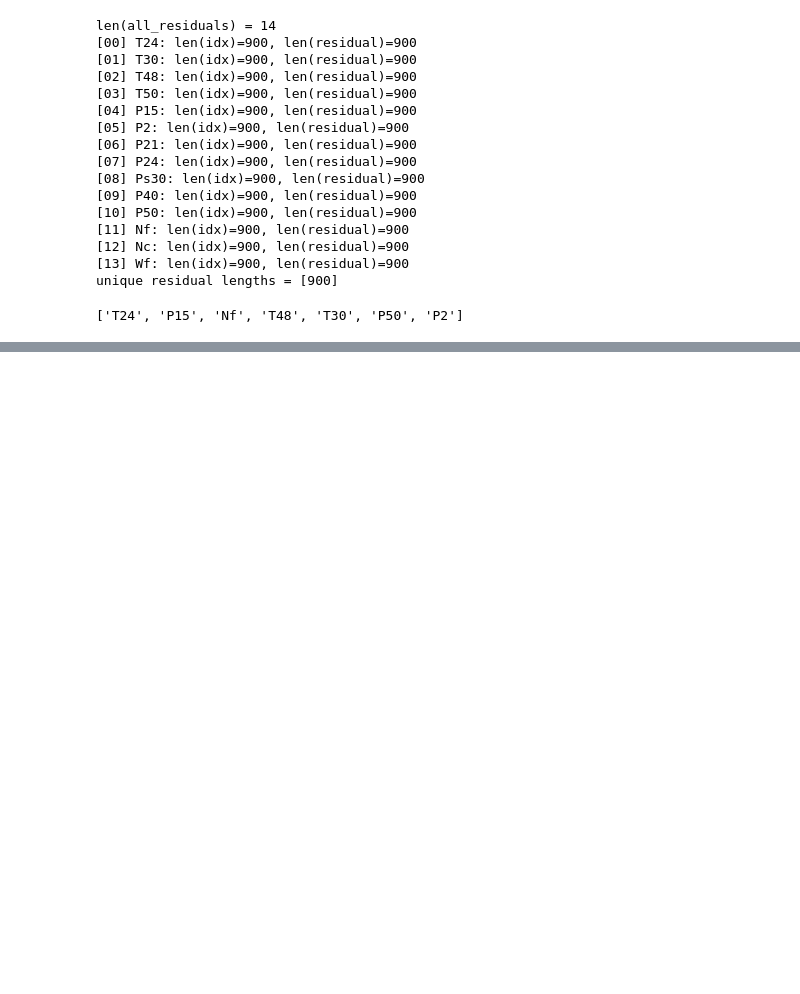
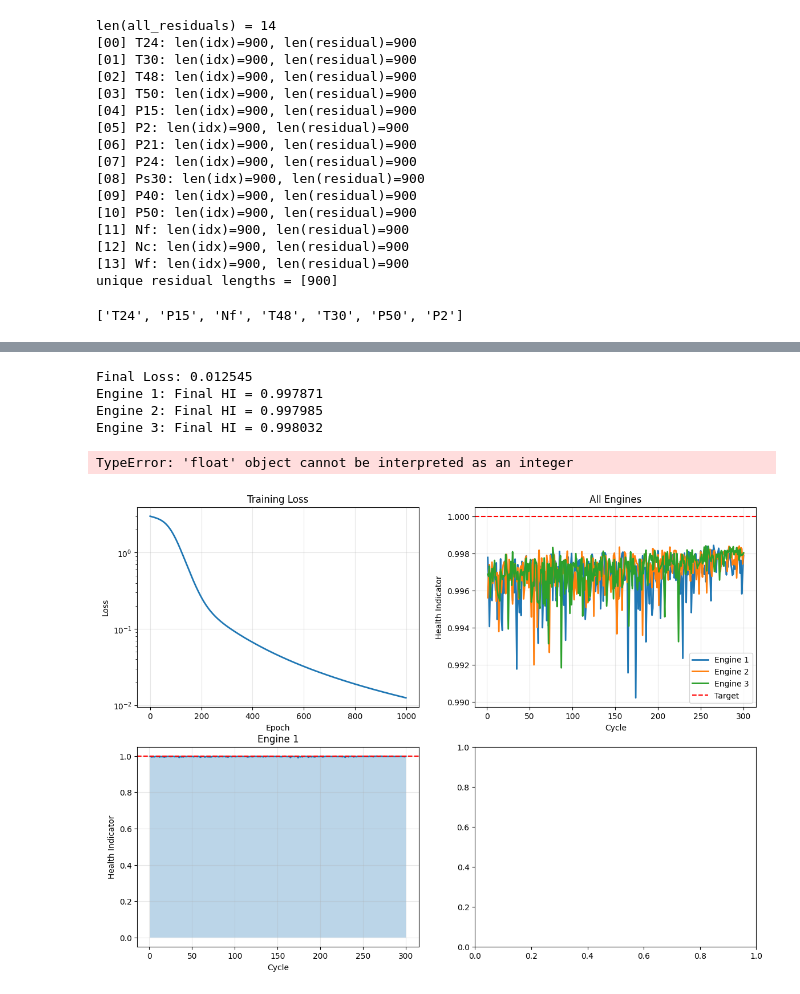
Before and after one commit to King-jejoon/Research-project, a Jupyter notebook: 2026-01-08.ipynb, the cells around one changed output, grey strips where cells are left out. Drawn from its saved outputs; the diff is of its cells as text; code cells hidden in the pictures; blank space fills up the shorter version.

```diff
--- a/2026-01-08.ipynb
+++ b/2026-01-08.ipynb
@@ -721,0 +925,59 @@ for e in range(num_engines):
+# %%
+ # 예측
+predictions = predict(model, X_norm, K)
+
+print(f"\nFinal Loss: {loss_history[-1]:.6f}")
+for i, pred in enumerate(predictions):
+    print(f"Engine {i+1}: Final HI = {pred[-1]:.6f}")
+# %% [output]
+Final Loss: 0.012545
+Engine 1: Final HI = 0.997871
+Engine 2: Final HI = 0.997985
+Engine 3: Final HI = 0.998032
+# %%
+# 시각화
+fig, axes = plt.subplots(2, 2, figsize=(14, 10))
+
+# Loss curve
+axes[0, 0].plot(loss_history, linewidth=2)
+axes[0, 0].set_xlabel('Epoch')
+axes[0, 0].set_ylabel('Loss')
+axes[0, 0].set_title('Training Loss')
+axes[0, 0].set_yscale('log')
+axes[0, 0].grid(True, alpha=0.3)
+
+# All engines HI
+for i, pred in enumerate(predictions):
+    cycles = np.arange(1, len(pred) + 1)
+    axes[0, 1].plot(cycles, pred, linewidth=2, label=f'Engine {i+1}')
+axes[0, 1].axhline(y=1.0, color='red', linestyle='--', label='Target')
+axes[0, 1].set_xlabel('Cycle')
+axes[0, 1].set_ylabel('Health Indicator')
+axes[0, 1].set_title('All Engines')
+axes[0, 1].legend()
+axes[0, 1].grid(True, alpha=0.3)
+
+# Engine 1 detail
+cycles = np.arange(1, len(predictions[0]) + 1)
+axes[1, 0].plot(cycles, predictions[0], linewidth=2)
+axes[1, 0].axhline(y=1.0, color='red', linestyle='--')
+axes[1, 0].fill_between(cycles, predictions[0], alpha=0.3)
+axes[1, 0].set_xlabel('Cycle')
+axes[1, 0].set_ylabel('Health Indicator')
+axes[1, 0].set_title('Engine 1')
+axes[1, 0].grid(True, alpha=0.3)
+
+# Final HI comparison
+final_HI = [pred[-1] for pred in predictions]
+engine_labels = [f'E{i+1}' for i in range(N)]
+axes[1, 1].bar(engine_labels, final_HI, alpha=0.8)
+axes[1, 1].axhline(y=1.0, color='red', linestyle='--')
+axes[1, 1].set_ylabel('Final HI')
+axes[1, 1].set_title('Final Health Indicators')
+axes[1, 1].grid(True, alpha=0.3, axis='y')
+
+plt.tight_layout()
+plt.show()
+# %% [output]
+TypeError: 'float' object cannot be interpreted as an integer
+[figure, added]
```
Also changed, not shown: parts of 10 cells of this notebook, 1 other file.
